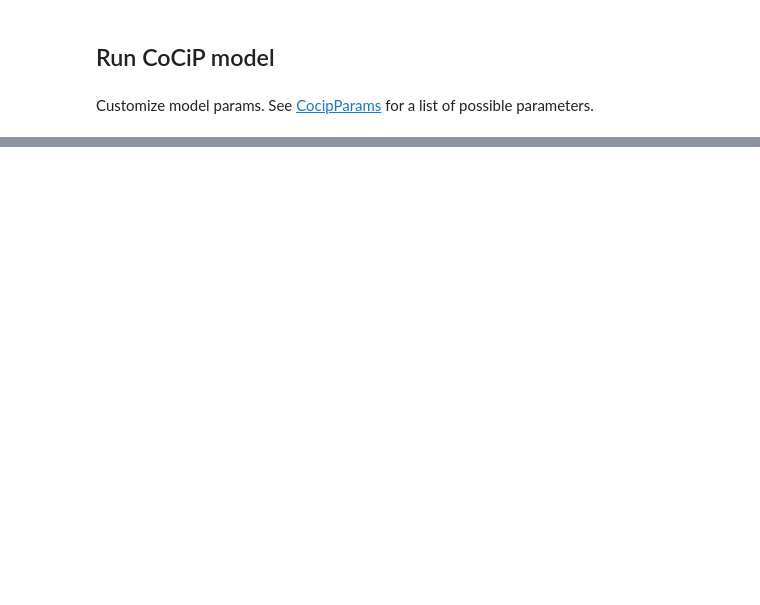
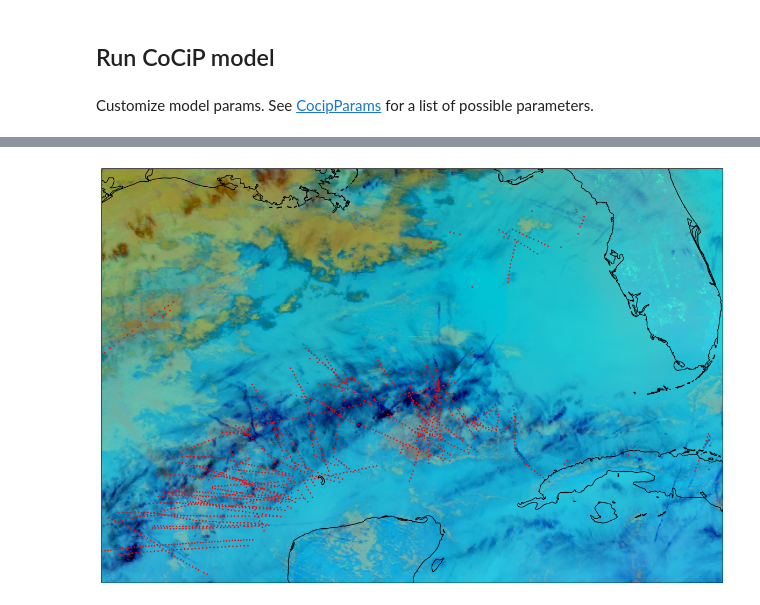
Before and after one commit to contrailcirrus/2023-04-pycontrails-workshop, a Jupyter notebook: notebooks/03-CoCiP-satellite.ipynb, the cells around one changed output, grey strips where cells are left out. Saved outputs shown, nothing was run; the diff lists cells and outputs as text; code cells hidden in the pictures; blank space fills up the shorter version.

Commit message:
update 03-CoCiP-satellite with GOES imagery

```diff
--- a/notebooks/03-CoCiP-satellite.ipynb
+++ b/notebooks/03-CoCiP-satellite.ipynb
@@ -409,0 +378,28 @@ contrails.sort_values("time")
+# %%
+time = pd.Timestamp("2020-01-01T21")
+da = load_at_time(time)
+contrail = contrails.loc[time]
+
+rgb = to_ash(da)
+
+geos = da.attrs["goes_imager_projection"]
+x = da.x.values
+y = da.y.values
+
+extent = np.r_[x.min(), x.max(), y.min(), y.max()]
+extent *= geos["perspective_point_height"]
+
+transform = ccrs.Geostationary(
+    central_longitude=geos["longitude_of_projection_origin"],
+    satellite_height=geos["perspective_point_height"],
+    sweep_axis="x",
+)
+# %%
+fig = plt.figure(figsize=(16, 10))
+pc = ccrs.PlateCarree()
+ax = fig.add_subplot(projection=pc, extent=bbox)
+ax.coastlines()
+ax.imshow(rgb, extent=extent, transform=transform)
+ax.scatter(contrail["longitude"], contrail["latitude"], color="red", s=1);
+# %% [output]
+[figure, added]
```
Also changed, not shown: parts of 37 cells of this notebook.
